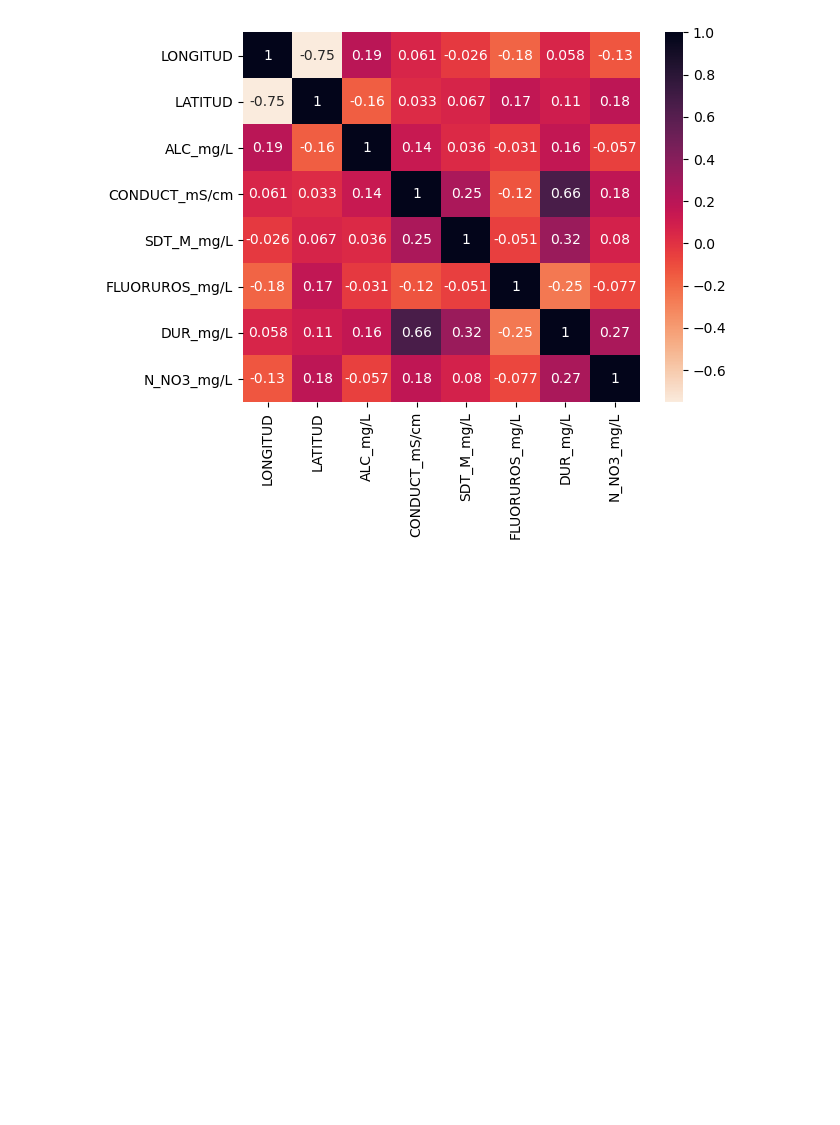
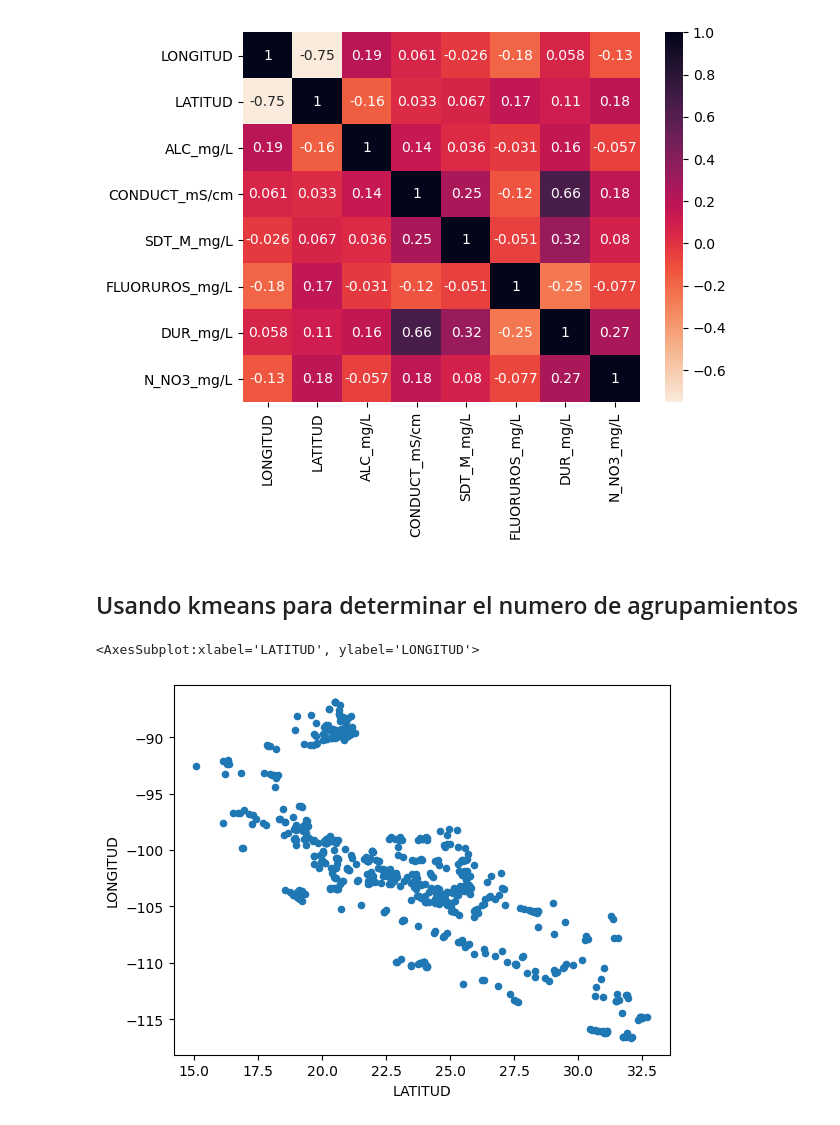
Before and after one commit to PosgradoMNA/actividades-del-projecto-cad_equipo_11, a Jupyter notebook: notebooks/reto_entrega_1.ipynb, the cells around one changed output. Cells and saved outputs as stored; diff of their text form; code cells hidden in the pictures; blank space fills up the shorter version.

```diff
--- a/notebooks/reto_entrega_1.ipynb
+++ b/notebooks/reto_entrega_1.ipynb
@@ -164,3 +164,12 @@ sns.heatmap(df_numeric.corr(), annot=True, cmap='rocket_r')
 # %% [output]
 <AxesSubplot:>
 [figure]
+# %% [markdown]
+## Usando kmeans para determinar el numero de agrupamientos
+# %%
+latlong=final_df[["LATITUD","LONGITUD"]]
+# %%
+latlong.plot.scatter( "LATITUD","LONGITUD")
+# %% [output]
+<AxesSubplot:xlabel='LATITUD', ylabel='LONGITUD'>
+[figure, added]
```
Also changed, not shown: parts of 9 cells of this notebook.
